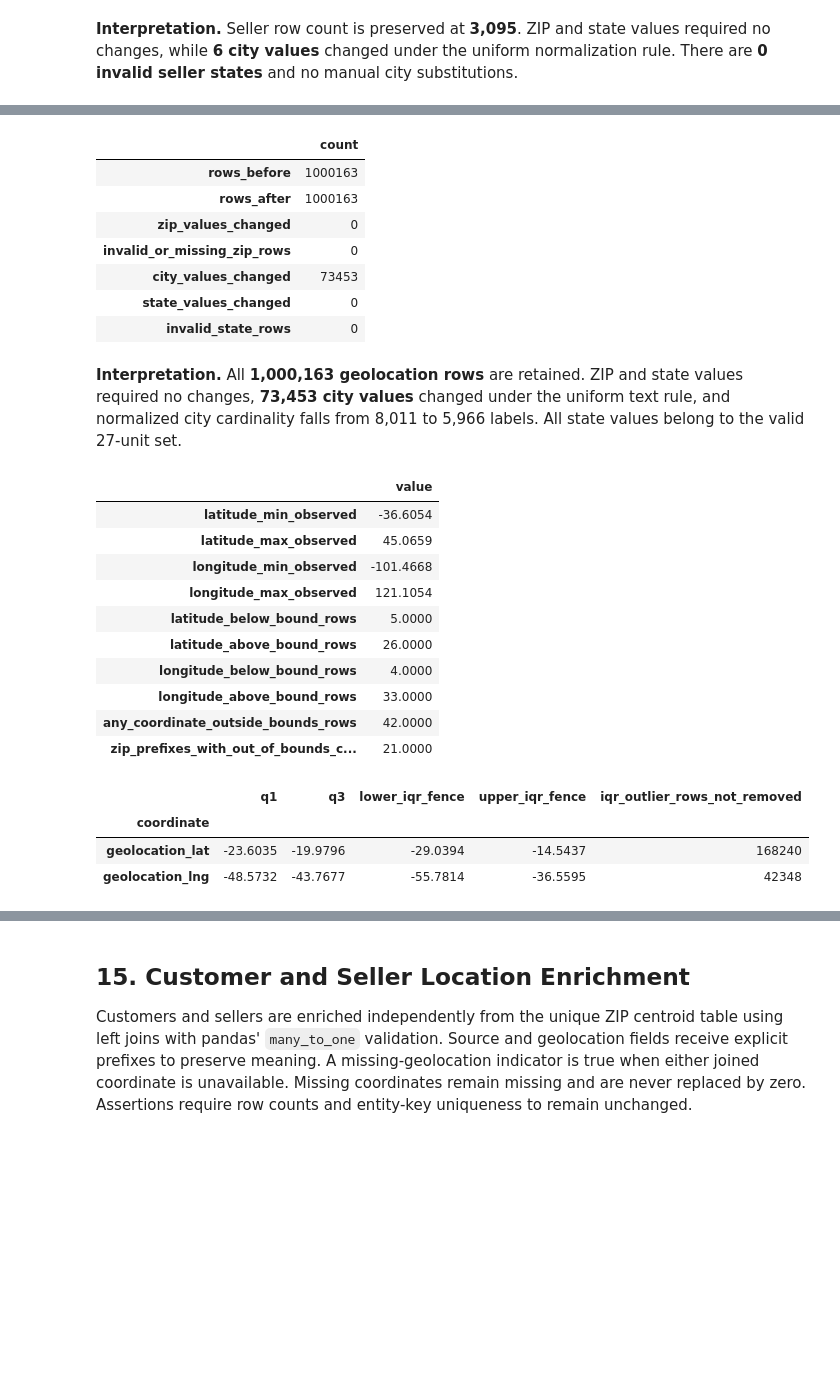
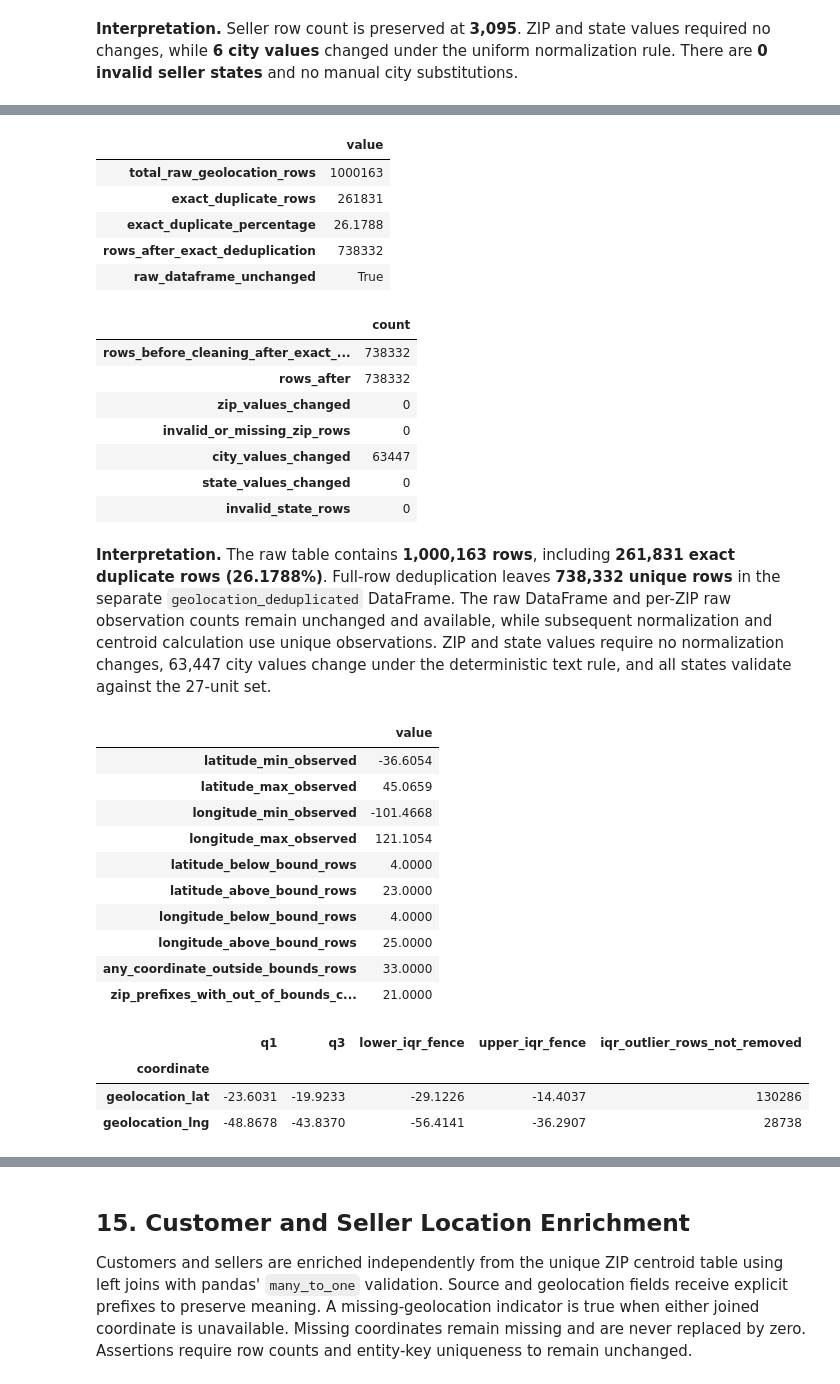
Before and after one commit to subhani257/Olist-late-delivery-prediction, a Jupyter notebook: notebooks/02_customer_seller_geo_eda_preprocessing.ipynb, the cells around one changed output, grey strips where cells are left out. Drawn from its saved outputs; the diff is of its cells as text; code cells hidden in the pictures; blank space fills up the shorter version.

```diff
--- a/notebooks/02_customer_seller_geo_eda_preprocessing.ipynb
+++ b/notebooks/02_customer_seller_geo_eda_preprocessing.ipynb
@@ -533,34 +535,68 @@ A deep copy named `geolocation_clean` receives the same ZIP, city, and state nor
 # %%
-geolocation_clean = geolocation.copy(deep=True).assign(
+geolocation_raw_signature_before_deduplication = int(pd.util.hash_pandas_object(geolocation, index=True).sum())
+geo_raw_record_counts = (
+    geolocation
+    .groupby("geolocation_zip_code_prefix", dropna=False)
+    .size()
+    .rename("geo_raw_record_count")
+)
+geolocation_exact_duplicate_rows = int(geolocation.duplicated(keep="first").sum())
+geolocation_deduplicated = geolocation.drop_duplicates(keep="first").copy(deep=True)
+geo_unique_record_counts = (
+    geolocation_deduplicated
+    .groupby("geolocation_zip_code_prefix", dropna=False)
+    .size()
+    .rename("geo_unique_record_count")
+)
+
+geolocation_duplicate_audit = pd.Series(
+    {
+        "total_raw_geolocation_rows": len(geolocation),
+        "exact_duplicate_rows": geolocation_exact_duplicate_rows,
+        "exact_duplicate_percentage": geolocation_exact_duplicate_rows / len(geolocation) * 100,
+        "rows_after_exact_deduplication": len(geolocation_deduplicated),
+        "raw_dataframe_unchanged": int(pd.util.hash_pandas_object(geolocation, index=True).sum()) == geolocation_raw_signature_before_deduplication,
+    },
+    name="geolocation_exact_deduplication",
+).to_frame("value")
+display(geolocation_duplicate_audit)
+
+geolocation_clean = geolocation_deduplicated.copy(deep=True).assign(
     geolocation_zip_code_prefix=lambda frame: standardize_zip_prefix(frame["geolocation_zip_code_prefix"]),
     geolocation_city=lambda frame: normalize_city_text(frame["geolocation_city"]),
     geolocation_state=lambda frame: normalize_state_text(frame["geolocation_state"]),
 )
 
 geolocation_cleaning_audit = pd.Series(
     {
-        "rows_before": len(geolocation),
+        "rows_before_cleaning_after_exact_deduplication": len(geolocation_deduplicated),
         "rows_after": len(geolocation_clean),
-        "zip_values_changed": int(geolocation_clean["geolocation_zip_code_prefix"].ne(geolocation["geolocation_zip_code_prefix"]).fillna(False).sum()),
+        "zip_values_changed": int(geolocation_clean["geolocation_zip_code_prefix"].ne(geolocation_deduplicated["geolocation_zip_code_prefix"]).fillna(False).sum()),
         "invalid_or_missing_zip_rows": int(geolocation_clean["geolocation_zip_code_prefix"].isna().sum()),
-        "city_values_changed": int(geolocation_clean["geolocation_city"].ne(geolocation["geolocation_city"].astype("string")).fillna(False).sum()),
-        "state_values_changed": int(geolocation_clean["geolocation_state"].ne(geolocation["geolocation_state"].astype("string")).fillna(False).sum()),
+        "city_values_changed": int(geolocation_clean["geolocation_city"].ne(geolocation_deduplicated["geolocation_city"].astype("string")).fillna(False).sum()),
+        "state_values_changed": int(geolocation_clean["geolocation_state"].ne(geolocation_deduplicated["geolocation_state"].astype("string")).fillna(False).sum()),
         "invalid_state_rows": int((~geolocation_clean["geolocation_state"].isin(VALID_BRAZIL_STATES)).sum()),
     },
     name="geolocation",
 ).to_frame("count")
 display(geolocation_cleaning_audit)
 # %% [output]
-|  | count |
-| rows_before | 1000163 |
-| rows_after | 1000163 |
-| zip_values_changed | 0 |
-| invalid_or_missing_zip_rows | 0 |
-| city_values_changed | 73453 |
-| state_values_changed | 0 |
-| invalid_state_rows | 0 |
+|  | value |
+| total_raw_geolocation_rows | 1000163 |
+| exact_duplicate_rows | 261831 |
+| exact_duplicate_percentage | 26.1788 |
+| rows_after_exact_deduplication | 738332 |
+| raw_dataframe_unchanged | True |
+|  | count |
+| rows_before_cleaning_after_exact_... | 738332 |
+| rows_after | 738332 |
+| zip_values_changed | 0 |
+| invalid_or_missing_zip_rows | 0 |
+| city_values_changed | 63447 |
+| state_values_changed | 0 |
+| invalid_state_rows | 0 |
 # %% [markdown]
-**Interpretation.** All **1,000,163 geolocation rows** are retained. ZIP and state values required no changes, **73,453 city values** changed under the uniform text rule, and normalized city cardinality falls from 8,011 to 5,966 labels. All state values belong to the valid 27-unit set.
+**Interpretation.** The raw table contains **1,000,163 rows**, including **261,831 exact duplicate rows (26.1788%)**. Full-row deduplication leaves **738,332 unique rows** in the separate `geolocation_deduplicated` DataFrame. The raw DataFrame and per-ZIP raw observation counts remain unchanged and available, while subsequent normalization and centroid calculation use unique observations. ZIP and state values require no normalization changes, 63,447 city values change under the deterministic text rule, and all states validate against the 27-unit set.
 # %%
 LATITUDE_MIN, LATITUDE_MAX = -34.0, 6.0
 LONGITUDE_MIN, LONGITUDE_MAX = -74.0, -34.0
@@ -620,14 +656,14 @@ display(pd.DataFrame(iqr_diagnostics).set_index("coordinate"))
 | latitude_max_observed | 45.0659 |
 | longitude_min_observed | -101.4668 |
 | longitude_max_observed | 121.1054 |
-| latitude_below_bound_rows | 5.0000 |
-| latitude_above_bound_rows | 26.0000 |
+| latitude_below_bound_rows | 4.0000 |
+| latitude_above_bound_rows | 23.0000 |
 | longitude_below_bound_rows | 4.0000 |
-| longitude_above_bound_rows | 33.0000 |
-| any_coordinate_outside_bounds_rows | 42.0000 |
+| longitude_above_bound_rows | 25.0000 |
+| any_coordinate_outside_bounds_rows | 33.0000 |
 | zip_prefixes_with_out_of_bounds_c... | 21.0000 |
 |  | q1 | q3 | lower_iqr_fence | upper_iqr_fence | iqr_outlier_rows_not_removed |
 | coordinate |  |  |  |  |  |
-| geolocation_lat | -23.6035 | -19.9796 | -29.0394 | -14.5437 | 168240 |
-| geolocation_lng | -48.5732 | -43.7677 | -55.7814 | -36.5595 | 42348 |
+| geolocation_lat | -23.6031 | -19.9233 | -29.1226 | -14.4037 | 130286 |
+| geolocation_lng | -48.8678 | -43.8370 | -56.4141 | -36.2907 | 28738 |
 # %% [markdown]
```
Also changed, not shown: parts of 58 cells of this notebook, 6 other files.
